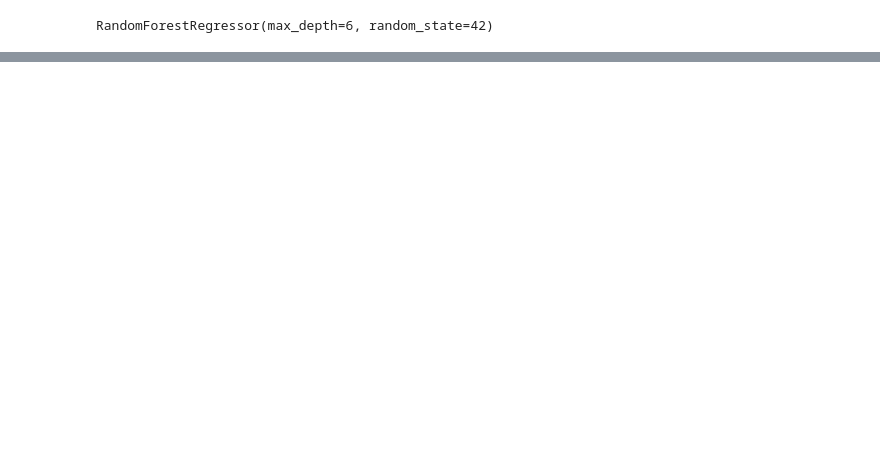
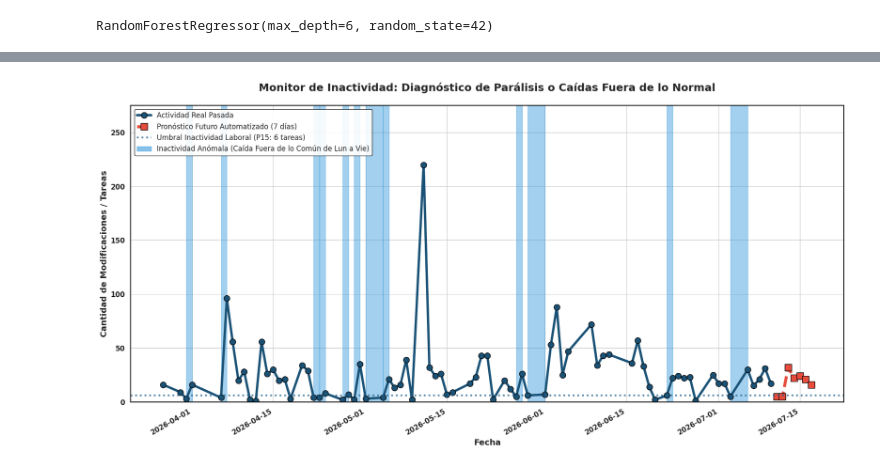
Before and after one commit to FelipeSaCh/Prophet_Activity, a Jupyter notebook: BetaTest.ipynb, the cells around one changed output, grey strips where cells are left out. Saved outputs shown, nothing was run; the diff lists cells and outputs as text; code cells hidden in the pictures; blank space fills up the shorter version.

Commit message:
Avances 10/07/2026, actualizacion de graficas para analisis del modelo y continuidad de predicciones mensuales

```diff
--- a/BetaTest.ipynb
+++ b/BetaTest.ipynb
@@ -286,0 +436,55 @@ plt.show()
+# %%
+# ==============================================================================
+# VISTA 3: DETECTOR DE INACTIVIDAD OPERATIVA ANÓMALA (Días Hábiles)
+# ==============================================================================
+plt.figure(figsize=(18, 9))
+sns.set_theme(style="whitegrid", rc={"axes.linewidth": 1.5, "axes.edgecolor": "black"})
+
+# Extraemos solo lunes a viernes de la historia para fijar un suelo realista
+dias_habiles = serie_temporal[~serie_temporal['fecha'].dt.dayofweek.isin([5, 6])]
+umbral_baja_actividad = dias_habiles['total_tareas'].quantile(0.15)
+
+fechas_totales = pd.concat([serie_temporal['fecha'], df_futuro['fecha']]).reset_index(drop=True)
+valores_totales = pd.concat([serie_temporal['total_tareas'], df_futuro['pronostico']]).reset_index(drop=True)
+
+# Identificar caídas preocupantes que ocurran únicamente de lunes a viernes
+fechas_baja_actividad = set()
+for idx, fecha in fechas_totales.items():
+    if fecha.dayofweek < 5 and valores_totales.iloc[idx] <= umbral_baja_actividad:
+        fechas_baja_actividad.add(fecha)
+
+# Sombreado vertical: Solo zonas de inactividad anómala (Azul/Cian)
+for i in range(len(fechas_totales) - 1):
+    f_inicio, f_fin = fechas_totales.iloc[i], fechas_totales.iloc[i+1]
+    if f_inicio in fechas_baja_actividad:
+        plt.axvspan(f_inicio, f_fin, color='#3498DB', alpha=0.45)
+
+# Trazado de líneas principales
+plt.plot(serie_temporal['fecha'], serie_temporal['total_tareas'], label='Actividad Real Pasada', color='#1A5276', marker='o', linewidth=4, markersize=10, markeredgecolor='black')
+plt.plot(df_futuro['fecha'], df_futuro['pronostico'], label='Pronóstico Futuro Automatizado (7 días)', color='#E74C3C', linestyle='--', marker='s', linewidth=5, markersize=12, markeredgecolor='black')
+
+# Línea de control inferior indicando la caída preocupante
+plt.axhline(y=umbral_baja_actividad, color='#21618C', linestyle=':', linewidth=3, alpha=0.8, label=f'Umbral Inactividad Laboral (P15: {int(umbral_baja_actividad)} tareas)')
+
+# Etiquetas específicas de "¡ALERTA BAJA!" en las proyecciones futuras afectadas
+for f, p in zip(df_futuro['fecha'], df_futuro['pronostico']):
+    if f in fechas_baja_actividad:
+        plt.annotate('¡ALERTA BAJA!', xy=(f, p), xytext=(0, -30), textcoords='offset points', ha='center', fontsize=9, weight='bold', color='#FFFFFF', bbox=dict(boxstyle="round,pad=0.5", fc="#2980B9", ec="black", lw=1.5, alpha=0.9))
+
+parche_baja = mpatches.Patch(color='#3498DB', alpha=0.6, label='Inactividad Anómala (Caída Fuera de lo Común de Lun a Vie)')
+
+handles, labels = plt.gca().get_legend_handles_labels()
+handles.append(parche_baja)
+
+plt.title('Monitor de Inactividad: Diagnóstico de Parálisis o Caídas Fuera de lo Normal', fontsize=18, weight='bold', pad=25)
+plt.xlabel('Fecha', fontsize=14, weight='bold')
+plt.ylabel('Cantidad de Modificaciones / Tareas', fontsize=14, weight='bold')
+plt.xticks(fontsize=12, weight='bold')
+plt.yticks(fontsize=12, weight='bold')
+plt.ylim(0, max(serie_temporal['total_tareas'].max(), df_futuro['pronostico'].max()) * 1.25)
+plt.gcf().autofmt_xdate()
+plt.legend(handles=handles, fontsize=12, loc='upper left', frameon=True, framealpha=0.9, edgecolor='black')
+plt.tight_layout()
+plt.show()
+# %% [output]
+[figure, added]
```
Also changed, not shown: parts of 17 cells of this notebook.
